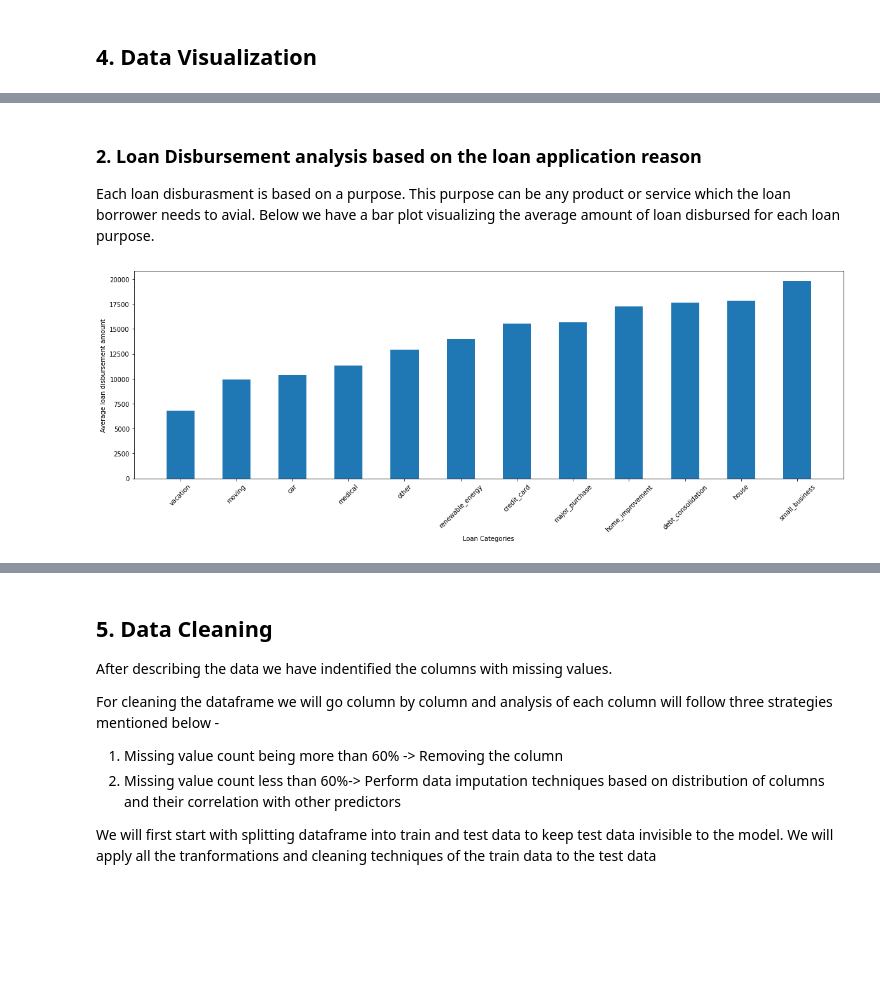
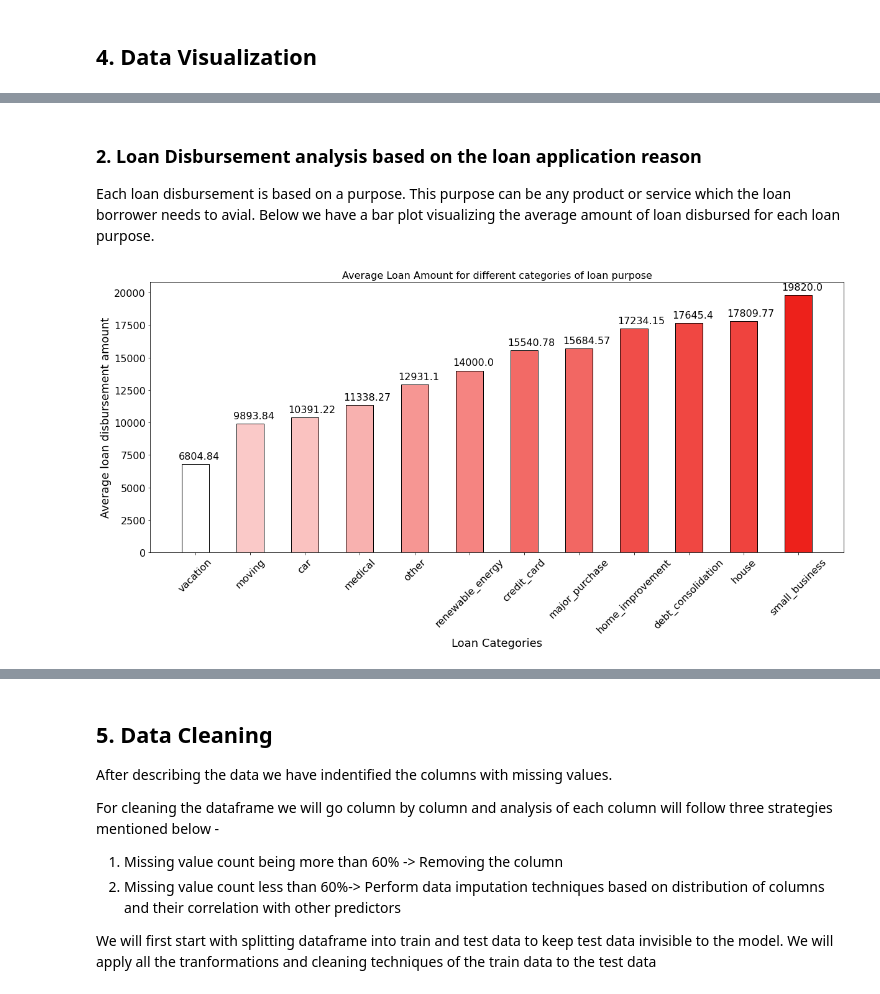
Before and after one commit to saishdesai23/Loan-Interest-Prediction, a Jupyter notebook: case_study_1_analysis.ipynb, the cells around one changed output, grey strips where cells are left out. Cells and saved outputs as stored; diff of their text form; code cells hidden in the pictures; blank space fills up the shorter version.

```diff
--- a/case_study_1_analysis.ipynb
+++ b/case_study_1_analysis.ipynb
@@ -150,16 +191,37 @@ In this visualization we consider the 3 factors that can decide the range of amo
 # %% [markdown]
 ### 2. Loan Disbursement analysis based on the loan application reason
 
-Each loan disburasment is based on a purpose. This purpose can be any product or service which the loan borrower needs to avial. Below we have a bar plot visualizing the average amount of loan disbursed for each loan purpose.
+Each loan disbursement is based on a purpose. This purpose can be any product or service which the loan borrower needs to avial. Below we have a bar plot visualizing the average amount of loan disbursed for each loan purpose.
-# %%
-loan_reason = loan_data.groupby(['loan_purpose']).mean().reset_index()
-loan_reason.sort_values(by='loan_amount', inplace=True)
-plt.figure(figsize = (20,6))
-plt.bar(loan_reason['loan_purpose'], height= loan_reason['loan_amount'], width=0.5, bottom=None)
-plt.xlabel('Loan Categories')
-plt.ylabel('Average loan disbursement amount')
-plt.xticks(loan_reason['loan_purpose'], rotation =45)
-plt.show()
-# %% [output]
-[figure, removed]
+# %%
+loan_reason = loan_data.groupby(['loan_purpose']).mean().reset_index()
+loan_reason.sort_values(by='loan_amount', inplace=True)
+
+
+# adjusting the color density of each bar in the plot based on the loan amount value
+normalized_df=(loan_reason['loan_amount']-loan_reason['loan_amount'].min())/(loan_reason['loan_amount'].max()-loan_reason['loan_amount'].min())
+normalized_df = normalized_df.to_numpy()
+rgba_colors = np.zeros((12,4))
+rgba_colors[:,0]=0.92968  #value of red intensity divided by 256
+rgba_colors[:,1]=0.12890  #value of green intensity divided by 256
+rgba_colors[:,2]=0.10546  #value of blue intensity divided by 256
+rgba_colors[:,-1]=normalized_df.reshape(1,12).flatten() # adding values of normalized loan amount (height)
+
+plt.figure(figsize = (20,8))
+plt.bar(loan_reason['loan_purpose'], height= loan_reason['loan_amount'], width=0.5, bottom=None, color = rgba_colors, edgecolor='black')
+
+
+# reference - https://stackoverflow.com/questions/53066633/python-how-to-show-values-on-top-of-bar-plot
+xlocs = plt.xticks()
+xlocs=[i+1 for i in range(0,12)]
+for i, v in enumerate(loan_reason['loan_amount']):
+    plt.text(xlocs[i]-1.3, v + 400, str(round(v,2)),fontsize=16)
+
+plt.title("Average Loan Amount for different categories of loan purpose", fontsize=16)
+plt.xlabel('Loan Categories',fontsize=18)
+plt.ylabel('Average loan disbursement amount',fontsize=18)
+plt.xticks(loan_reason['loan_purpose'], rotation =45, fontsize=16)
+plt.yticks(fontsize=16)
+plt.show()
+# %% [output]
+[figure, added]
 # %% [markdown]
```
Also changed, not shown: parts of 19 cells of this notebook.
